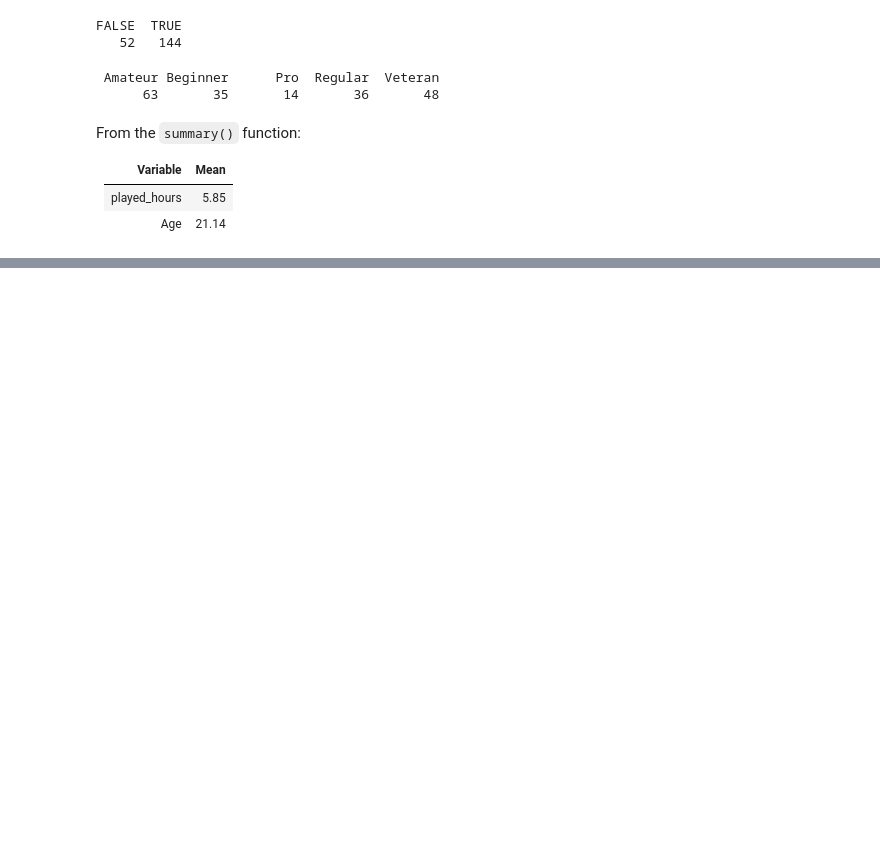
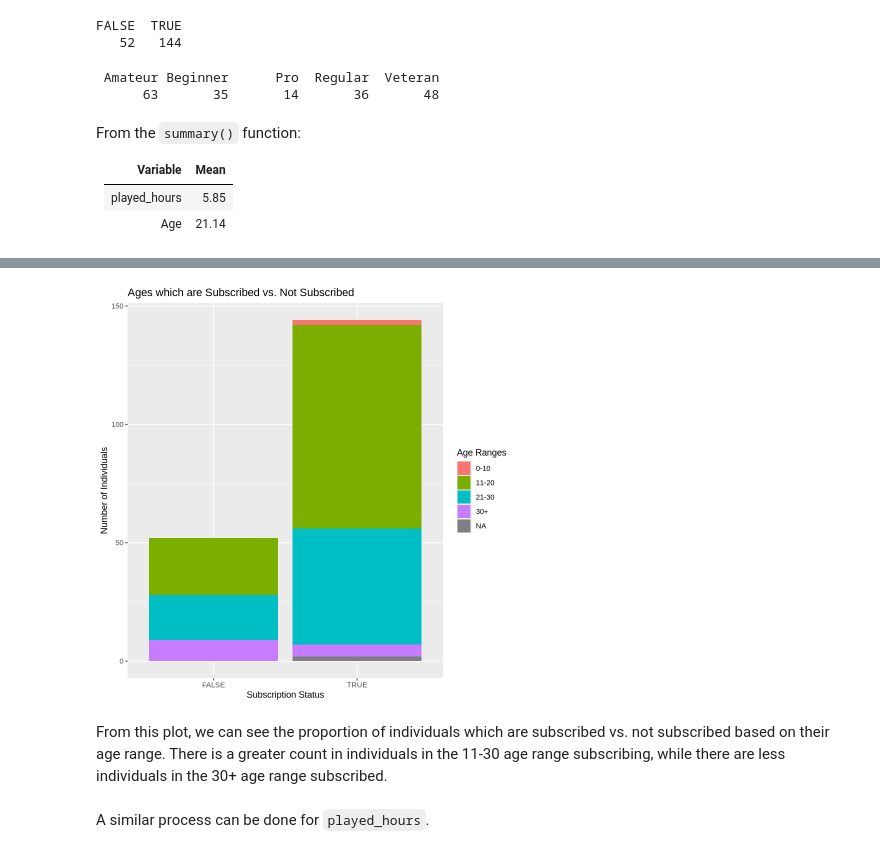
Before and after one commit to joannaft/jt-dsci-100-project, a Jupyter notebook: 5_project_report_joannatse.ipynb, the cells around one changed output, grey strips where cells are left out. Cells and saved outputs as stored; diff of their text form; code cells hidden in the pictures; blank space fills up the shorter version.

```diff
--- a/5_project_report_joannatse.ipynb
+++ b/5_project_report_joannatse.ipynb
@@ -203,0 +207,15 @@ From the `summary()` function:
+# %%
+age_plot <- new_player_data |>
+    ggplot(aes(x = subscribe, fill = age_ranges)) +
+    geom_bar() +
+    labs(x = "Subscription Status",
+         y = "Number of Individuals",
+         fill = "Age Ranges",
+         title = "Ages which are Subscribed vs. Not Subscribed")
+age_plot
+# %% [output]
+[figure, added]
+# %% [markdown]
+From this plot, we can see the proportion of individuals which are subscribed vs. not subscribed based on their age range. There is a greater count in individuals in the 11-30 age range subscribing, while there are less individuals in the 30+ age range subscribed.
+# %% [markdown]
+A similar process can be done for `played_hours`.
```
Also changed, not shown: parts of 10 cells of this notebook.
